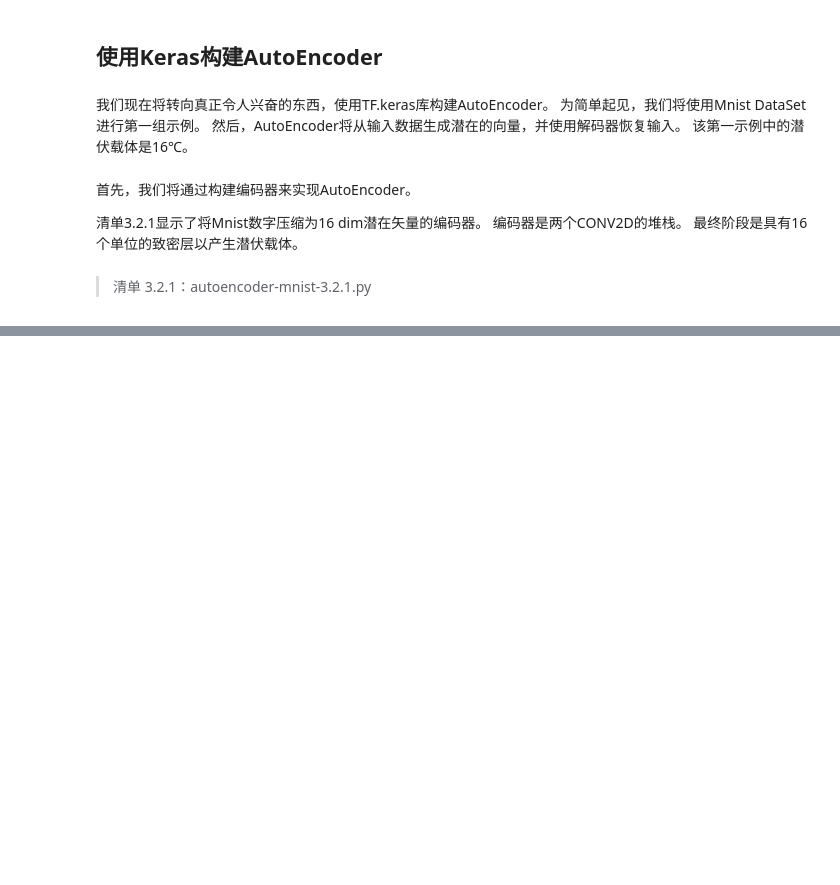
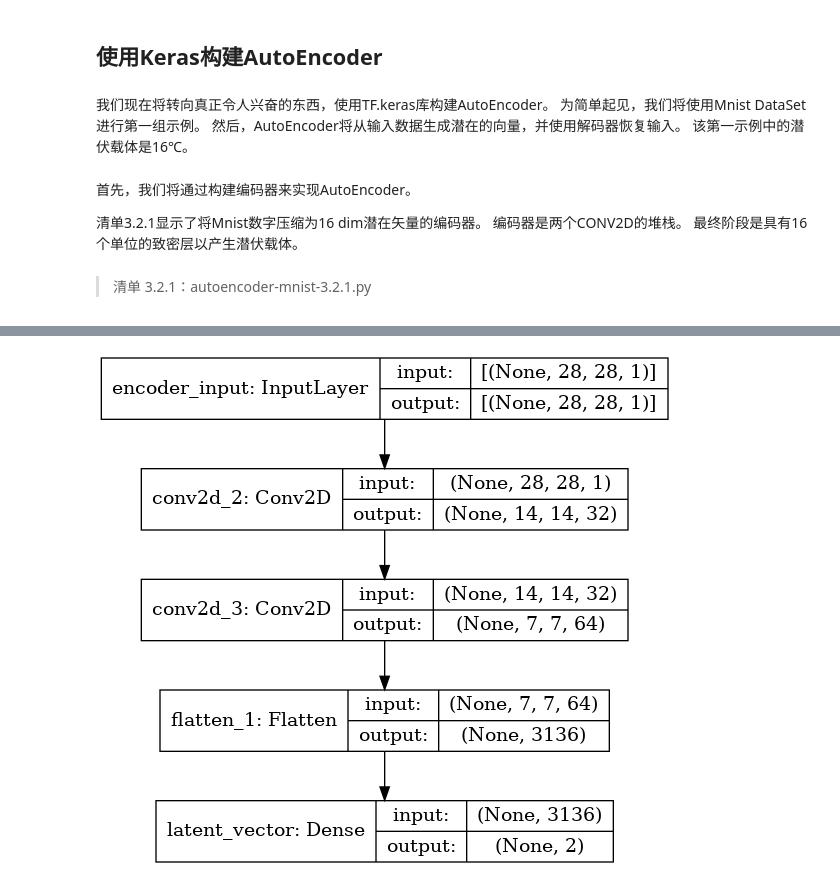
Before and after one commit to ustchope/Advanced-Deep-Learning-with-Keras, a Jupyter notebook: ch3.ipynb, the cells around one changed output, grey strips where cells are left out. Saved outputs shown, nothing was run; the diff lists cells and outputs as text; code cells hidden in the pictures; blank space fills up the shorter version.

```diff
--- a/ch3.ipynb
+++ b/ch3.ipynb
@@ -119,0 +543,4 @@ if gpus:
+# %%
+plot_model(encoder, to_file='encoder.png', show_shapes=True)
+# %% [output]
+[figure, added]
```
Also changed, not shown: parts of 63 cells of this notebook, 1 other file.
